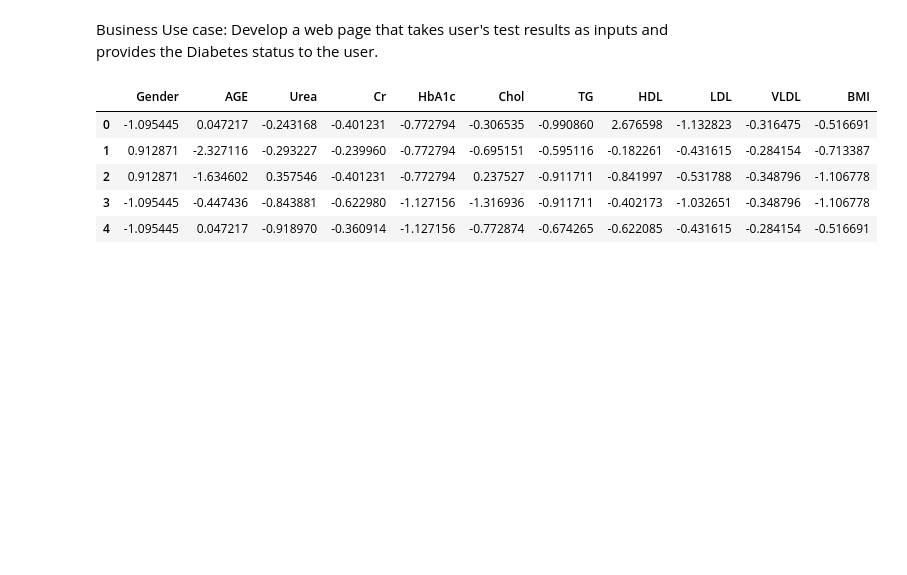
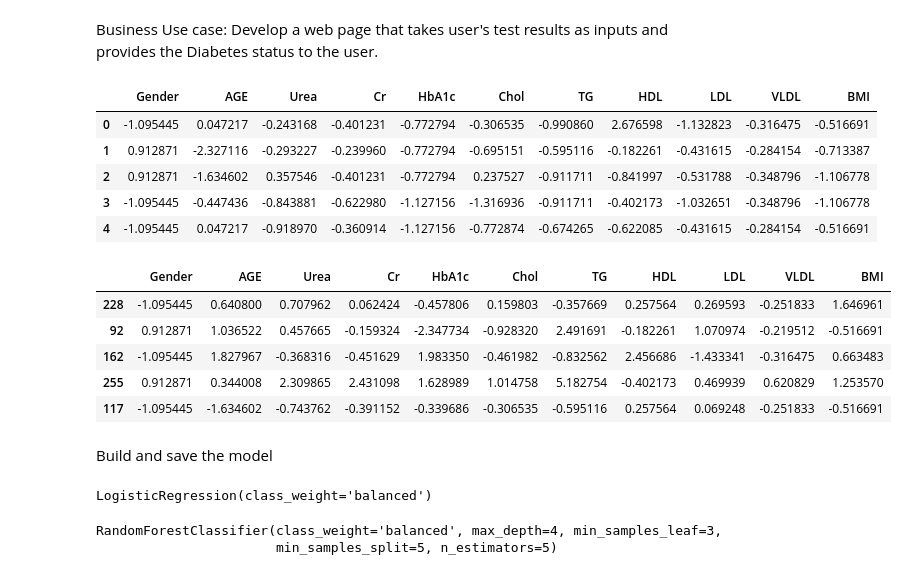
Before and after one commit to Paridhijain-githb/Deployment--Project-Diabtes-Prediction-Model, a Jupyter notebook: deployment project/Diabetes Prediction.ipynb, the cells around one changed output. Drawn from its saved outputs; the diff is of its cells as text; code cells hidden in the pictures; blank space fills up the shorter version.

```diff
--- a/deployment project/Diabetes Prediction.ipynb
+++ b/deployment project/Diabetes Prediction.ipynb
@@ -110,0 +133,34 @@ os.chdir(r'C:\Deployment-Project\repository')
+# %%
+
+from sklearn.model_selection import train_test_split
+xtrain, xtest, ytrain, ytest = train_test_split(X_pre, Y, test_size=0.33, random_state=42)
+xtrain.head()
+# %% [output]
+|  | Gender | AGE | Urea | Cr | HbA1c | Chol | TG | HDL | LDL | VLDL | BMI |
+| 228 | -1.095445 | 0.640800 | 0.707962 | 0.062424 | -0.457806 | 0.159803 | -0.357669 | 0.257564 | 0.269593 | -0.251833 | 1.646961 |
+| 92 | 0.912871 | 1.036522 | 0.457665 | -0.159324 | -2.347734 | -0.928320 | 2.491691 | -0.182261 | 1.070974 | -0.219512 | -0.516691 |
+| 162 | -1.095445 | 1.827967 | -0.368316 | -0.451629 | 1.983350 | -0.461982 | -0.832562 | 2.456686 | -1.433341 | -0.316475 | 0.663483 |
+| 255 | 0.912871 | 0.344008 | 2.309865 | 2.431098 | 1.628989 | 1.014758 | 5.182754 | -0.402173 | 0.469939 | 0.620829 | 1.253570 |
+| 117 | -1.095445 | -1.634602 | -0.743762 | -0.391152 | -0.339686 | -0.306535 | -0.595116 | 0.257564 | 0.069248 | -0.251833 | -0.516691 |
+# %% [markdown]
+
+Build and save the model
+# %%
+from sklearn.linear_model import LogisticRegression
+from sklearn.ensemble import RandomForestClassifier
+model1 = LogisticRegression(class_weight='balanced')
+model1.fit(xtrain, ytrain)
+# %% [output]
+LogisticRegression(class_weight='balanced')
+# %%
+model2 = RandomForestClassifier(
+    n_estimators=5,
+    max_depth=4,
+    min_samples_leaf=3,
+    min_samples_split=5,
+    class_weight='balanced'
+)
+model2.fit(xtrain,ytrain)
+# %% [output]
+RandomForestClassifier(class_weight='balanced', max_depth=4, min_samples_leaf=3,
+                       min_samples_split=5, n_estimators=5)
```
Also changed, not shown: parts of 12 cells of this notebook, 3 other files.
